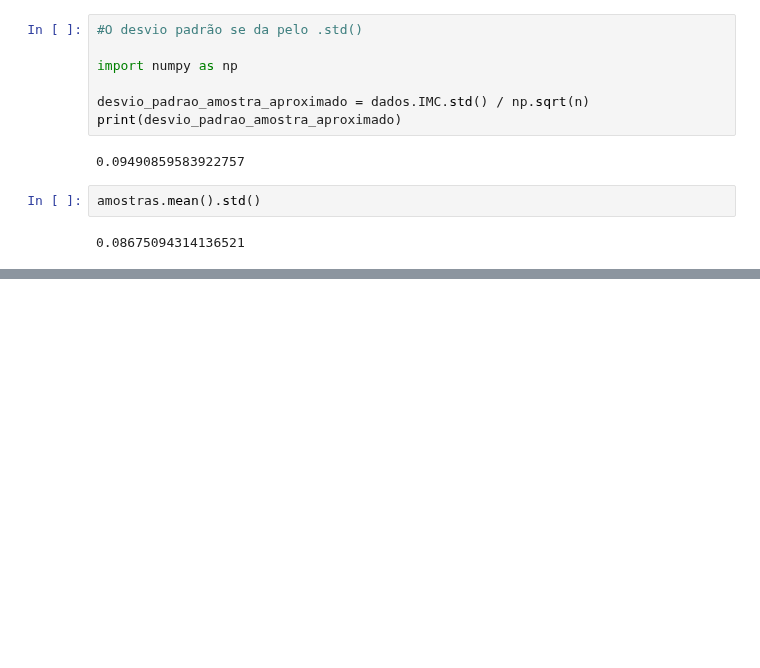
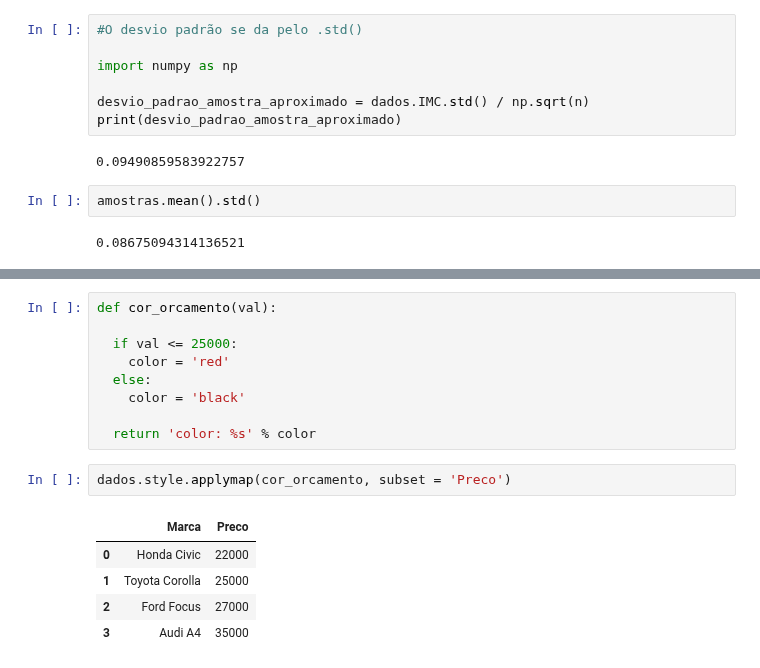
Before and after one commit to GuilhermeRuy97/BootcampDataScience, a Jupyter notebook: resumo_estatistica.ipynb, the cells around one changed output, grey strips where cells are left out. Drawn from its saved outputs; the diff is of its cells as text; blank space fills up the shorter version.

```diff
--- a/resumo_estatistica.ipynb
+++ b/resumo_estatistica.ipynb
@@ -424,0 +491,17 @@ amostras.mean().std()
+# %%
+def cor_orcamento(val):
+
+  if val <= 25000:
+    color = 'red'
+  else:
+    color = 'black'
+
+  return 'color: %s' % color
+# %%
+dados.style.applymap(cor_orcamento, subset = 'Preco')
+# %% [output]
+|  | Marca | Preco |
+| 0 | Honda Civic | 22000 |
+| 1 | Toyota Corolla | 25000 |
+| 2 | Ford Focus | 27000 |
+| 3 | Audi A4 | 35000 |
```
Also changed, not shown: parts of 13 cells of this notebook.
